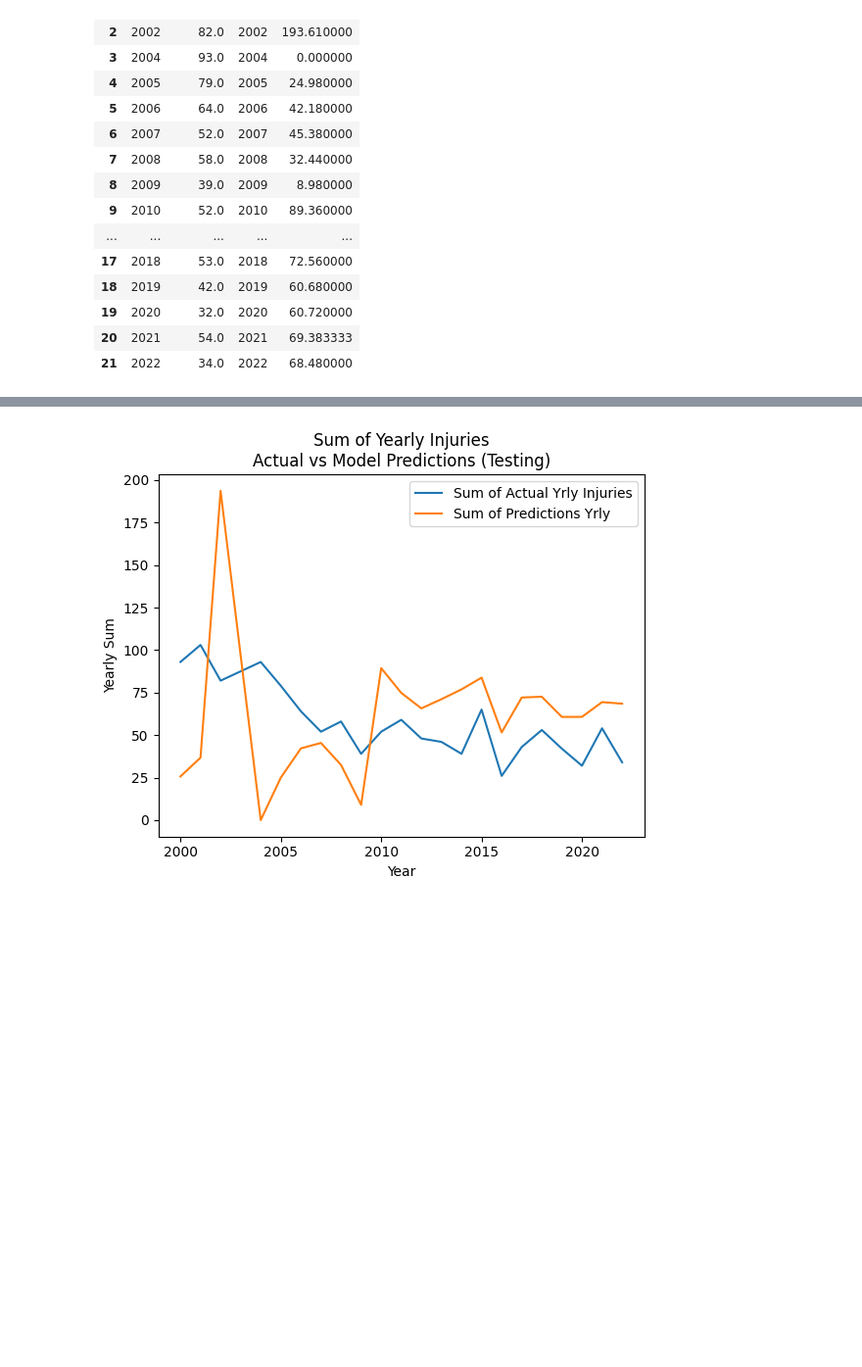
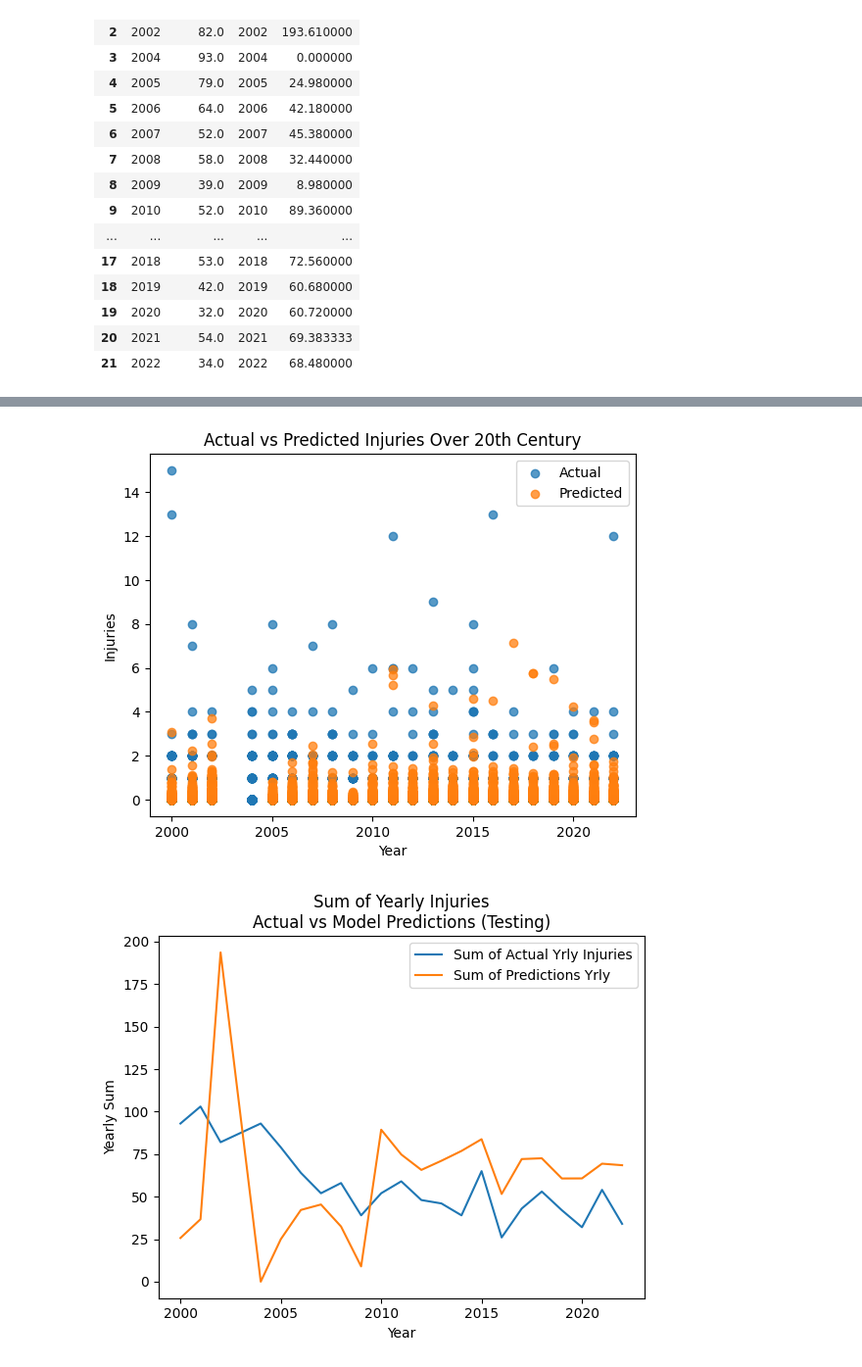
Before and after one commit to ndahlinuvm/Train-Derailment-287Project, a Jupyter notebook: rf-visuals.ipynb, the cells around one changed output, grey strips where cells are left out. Shown at 98% size. Cells and saved outputs as stored; diff of their text form; code cells hidden in the pictures; blank space fills up the shorter version.

```diff
--- a/rf-visuals.ipynb
+++ b/rf-visuals.ipynb
@@ -385,3 +395,22 @@ pd.concat([inj_yr,pred_yr],axis=1)
+# %%
+# jitter points
+#jit_x = pred_data['Year'] + np.random.uniform(-.5,.5,len(pred_data))
+#jit_y = pred_data['injuries'] + np.random.uniform(-.5,.5,len(pred_data))
+#plt.scatter(jit_x,jit_y,alpha=.8, label="Predicted")
+plt.scatter('Year','injuries',data=pred_data, alpha=.75, label="Actual")
+plt.scatter('Year','prediction',data=pred_data, alpha=.75, label="Predicted")
+# jitter points
+#jitter_x = pred_data['Year'] + np.random.uniform(-.5,.5,len(pred_data))
+#jitter_y = pred_data['injuries'] + np.random.uniform(-.5,.5,len(pred_data))
+#plt.scatter(jitter_x,jitter_y,alpha=.2, label="Predicted")
+plt.xlabel("Year")
+plt.ylabel("Injuries")
+plt.title("Actual vs Predicted Injuries Over 20th Century")
+plt.legend()
+plt.savefig("images/rfpred-actual-scatter.png")
+plt.show()
+# %% [output]
+[figure, added]
 # %%
 plt.plot('Year','injuries', data=inj_yr, label='Sum of Actual Yrly Injuries')
 plt.plot('Year','prediction', data=pred_yr, label='Sum of Predictions Yrly')
```
Also changed, not shown: parts of 7 cells of this notebook, 3 other files.
